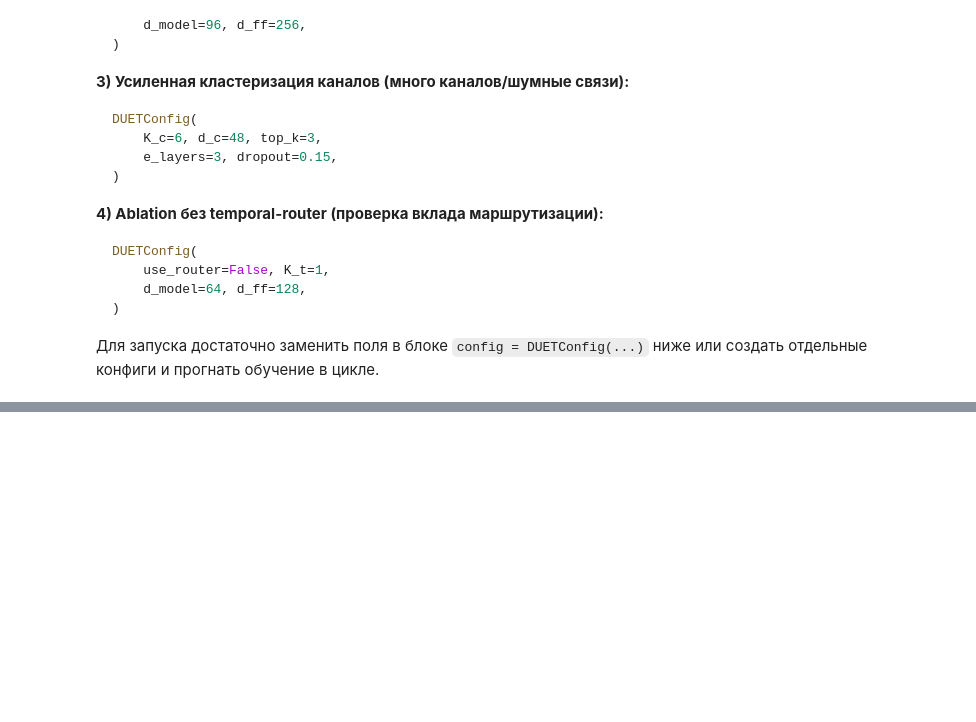
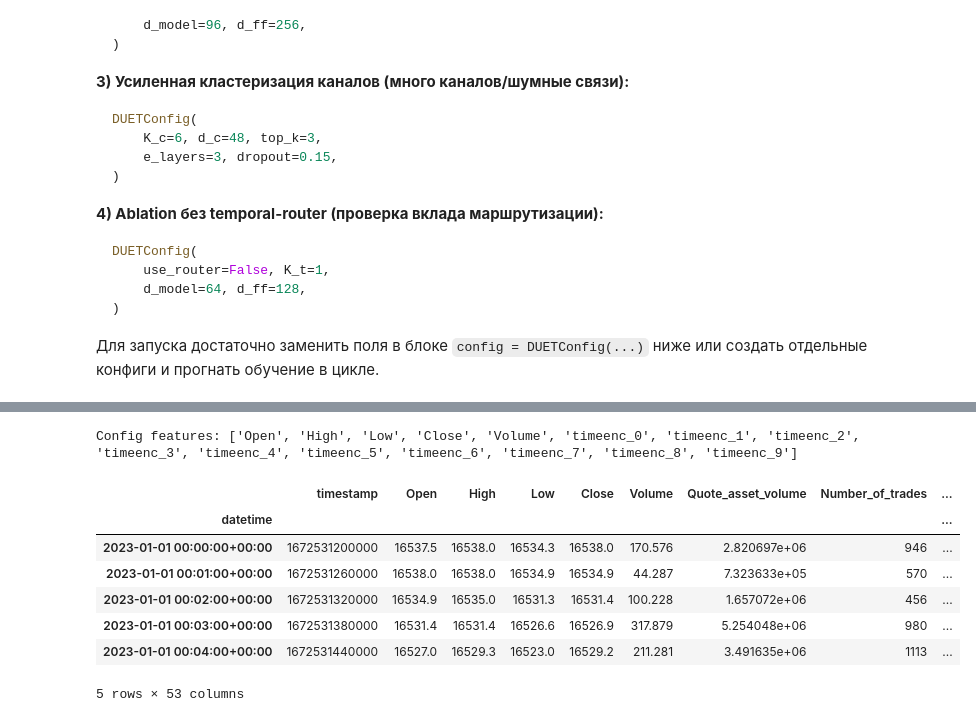
Before and after one commit to SIA86/-DUET, a Jupyter notebook: duet_class/DUET_classification.ipynb, the cells around one changed output, grey strips where cells are left out. Saved outputs shown, nothing was run; the diff lists cells and outputs as text; code cells hidden in the pictures; blank space fills up the shorter version.

```diff
--- a/duet_class/DUET_classification.ipynb
+++ b/duet_class/DUET_classification.ipynb
@@ -174,19 +182,4 @@ df, _ = preparer.prepare(df, ensure_ohlcv=True)
-# %%
-import pandas as pd
-
-def efficiency_ratio(series: pd.Series, window: int) -> pd.Series:
-    # Направленное изменение
-    direction = series.diff(window).abs()
-
-    # Шум: сумма абсолютных изменений внутри окна
-    volatility = series.diff().abs().rolling(window=window).sum()
-
-    # ER = направленное / суммарное
-    er = direction / volatility
-
-    return er
-
-df['er_15'] = efficiency_ratio(df['Close'], window=15)
-df['er_30'] = efficiency_ratio(df['Close'], window=30)
-# df['er_60'] = efficiency_ratio(df['Close'], window=60)
-# df['er_90'] = efficiency_ratio(df['Close'], window=90)
+# %%
+df['target'] = labels['target']
+df.fillna({'target':-1}, inplace=True)
+df['target'].value_counts()
@@ -193,2 +198,23 @@ df['er_30'] = efficiency_ratio(df['Close'], window=30)
+# %%
+from pipeline.timefeatures import time_features_from_index
+
+time_features = time_features_from_index(df.index, timeenc=config.timeenc)
+time_feature_names = [f"timeenc_{i}" for i in range(time_features.shape[1])]
+df[time_feature_names] = time_features
+config.features = config.features + time_feature_names
+
+print(f"Config features: {config.features}")
+
+df.head()
+# %% [output]
+Config features: ['Open', 'High', 'Low', 'Close', 'Volume', 'timeenc_0', 'timeenc_1', 'timeenc_2', 'timeenc_3', 'timeenc_4', 'timeenc_5', 'timeenc_6', 'timeenc_7', 'timeenc_8', 'timeenc_9']
+|  | timestamp | Open | High | Low | Close | Volume | Quote_asset_volume | Number_of_trades | ... |
+| datetime |  |  |  |  |  |  |  |  | ... |
+| 2023-01-01 00:00:00+00:00 | 1672531200000 | 16537.5 | 16538.0 | 16534.3 | 16538.0 | 170.576 | 2.820697e+06 | 946 | ... |
+| 2023-01-01 00:01:00+00:00 | 1672531260000 | 16538.0 | 16538.0 | 16534.9 | 16534.9 | 44.287 | 7.323633e+05 | 570 | ... |
+| 2023-01-01 00:02:00+00:00 | 1672531320000 | 16534.9 | 16535.0 | 16531.3 | 16531.4 | 100.228 | 1.657072e+06 | 456 | ... |
+| 2023-01-01 00:03:00+00:00 | 1672531380000 | 16531.4 | 16531.4 | 16526.6 | 16526.9 | 317.879 | 5.254048e+06 | 980 | ... |
+| 2023-01-01 00:04:00+00:00 | 1672531440000 | 16527.0 | 16529.3 | 16523.0 | 16529.2 | 211.281 | 3.491635e+06 | 1113 | ... |
+5 rows × 53 columns
 # %%
 # --- 1. Предобработка данных ---
```
Also changed, not shown: parts of 10 cells of this notebook, 1 other file.
